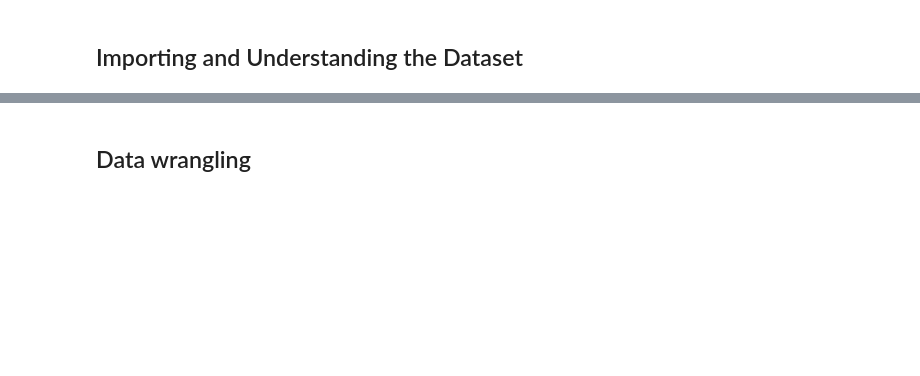
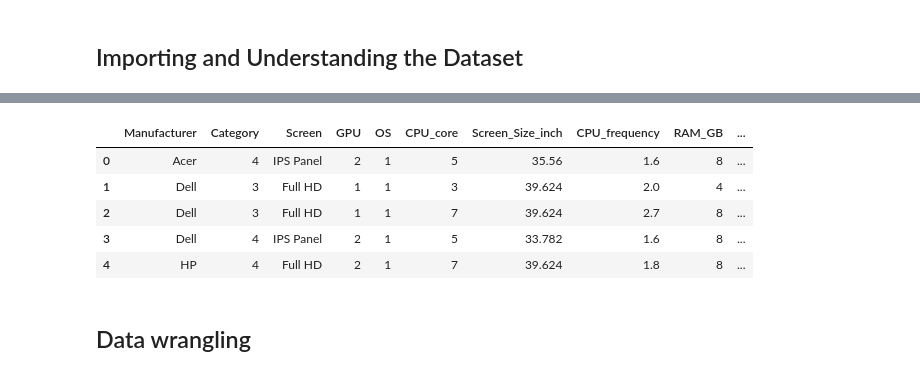
Before and after one commit to schonsnatan/Data-Analysis-Laptops, a Jupyter notebook: project.ipynb, the cells around one changed output, grey strips where cells are left out. Saved outputs shown, nothing was run; the diff lists cells and outputs as text; code cells hidden in the pictures; blank space fills up the shorter version.

```diff
--- a/project.ipynb
+++ b/project.ipynb
@@ -23,4 +71,11 @@ df.describe(include='all')
 # %%
-df.info()
+df.head()
+# %% [output]
+|  | Manufacturer | Category | Screen | GPU | OS | CPU_core | Screen_Size_inch | CPU_frequency | RAM_GB | ... |
+| 0 | Acer | 4 | IPS Panel | 2 | 1 | 5 | 35.56 | 1.6 | 8 | ... |
+| 1 | Dell | 3 | Full HD | 1 | 1 | 3 | 39.624 | 2.0 | 4 | ... |
+| 2 | Dell | 3 | Full HD | 1 | 1 | 7 | 39.624 | 2.7 | 8 | ... |
+| 3 | Dell | 4 | IPS Panel | 2 | 1 | 5 | 33.782 | 1.6 | 8 | ... |
+| 4 | HP | 4 | Full HD | 2 | 1 | 7 | 39.624 | 1.8 | 8 | ... |
 # %% [markdown]
 ## Data wrangling
```
Also changed, not shown: parts of 26 cells of this notebook, 1 other file.
